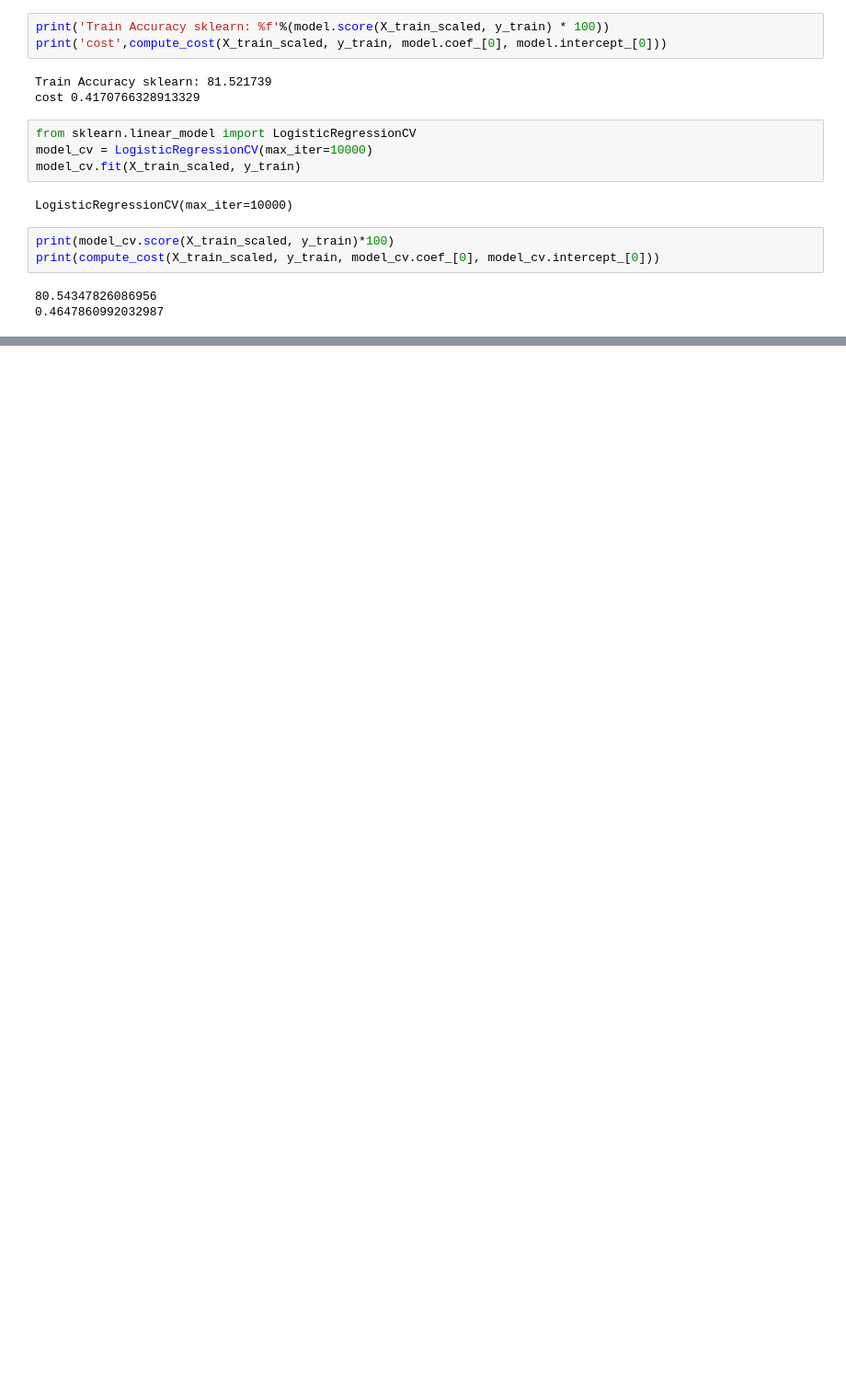
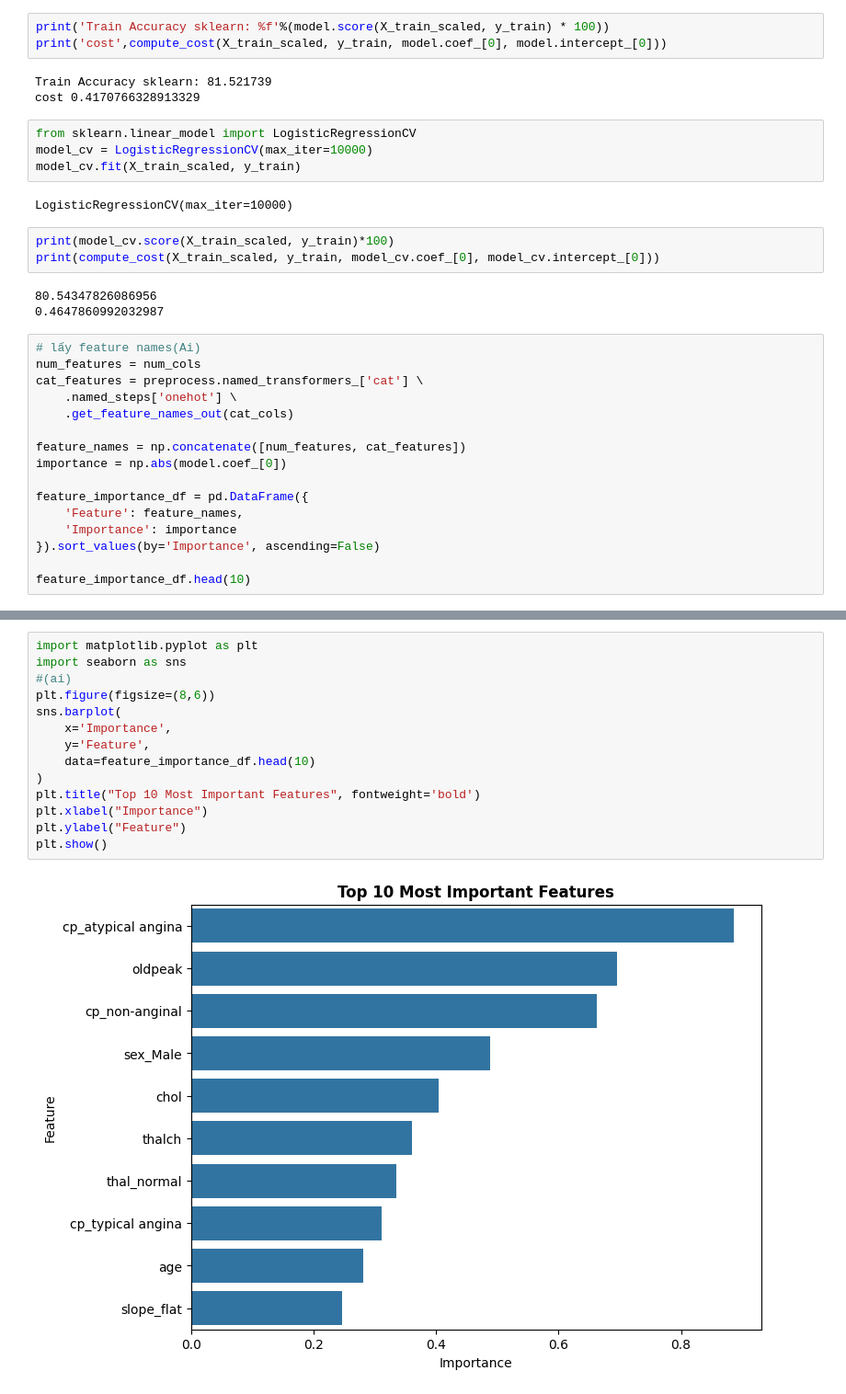
Before and after one commit to vu-xuan-hung/heart_disease-logistic-neural-, a Jupyter notebook: logistic_regression.ipynb, the cells around one changed output, grey strips where cells are left out. Shown at 92% size. Saved outputs shown, nothing was run; the diff lists cells and outputs as text; blank space fills up the shorter version.

```diff
--- a/logistic_regression.ipynb
+++ b/logistic_regression.ipynb
@@ -205,3 +221,19 @@ print(compute_cost(X_train_scaled, y_train, model_cv.coef_[0], model_cv.intercep
 # %% [output]
 80.54347826086956
 0.4647860992032987
+# %%
+# lấy feature names(Ai)
+num_features = num_cols
+cat_features = preprocess.named_transformers_['cat'] \
+    .named_steps['onehot'] \
+    .get_feature_names_out(cat_cols)
+
+feature_names = np.concatenate([num_features, cat_features])
+importance = np.abs(model.coef_[0])
+
+feature_importance_df = pd.DataFrame({
+    'Feature': feature_names,
+    'Importance': importance
+}).sort_values(by='Importance', ascending=False)
+
+feature_importance_df.head(10)
@@ -207,0 +252,16 @@ print(compute_cost(X_train_scaled, y_train, model_cv.coef_[0], model_cv.intercep
+# %%
+import matplotlib.pyplot as plt
+import seaborn as sns
+#(ai)
+plt.figure(figsize=(8,6))
+sns.barplot(
+    x='Importance',
+    y='Feature',
+    data=feature_importance_df.head(10)
+)
+plt.title("Top 10 Most Important Features", fontweight='bold')
+plt.xlabel("Importance")
+plt.ylabel("Feature")
+plt.show()
+# %% [output]
+[figure, added]
```
Also changed, not shown: parts of 10 cells of this notebook.
